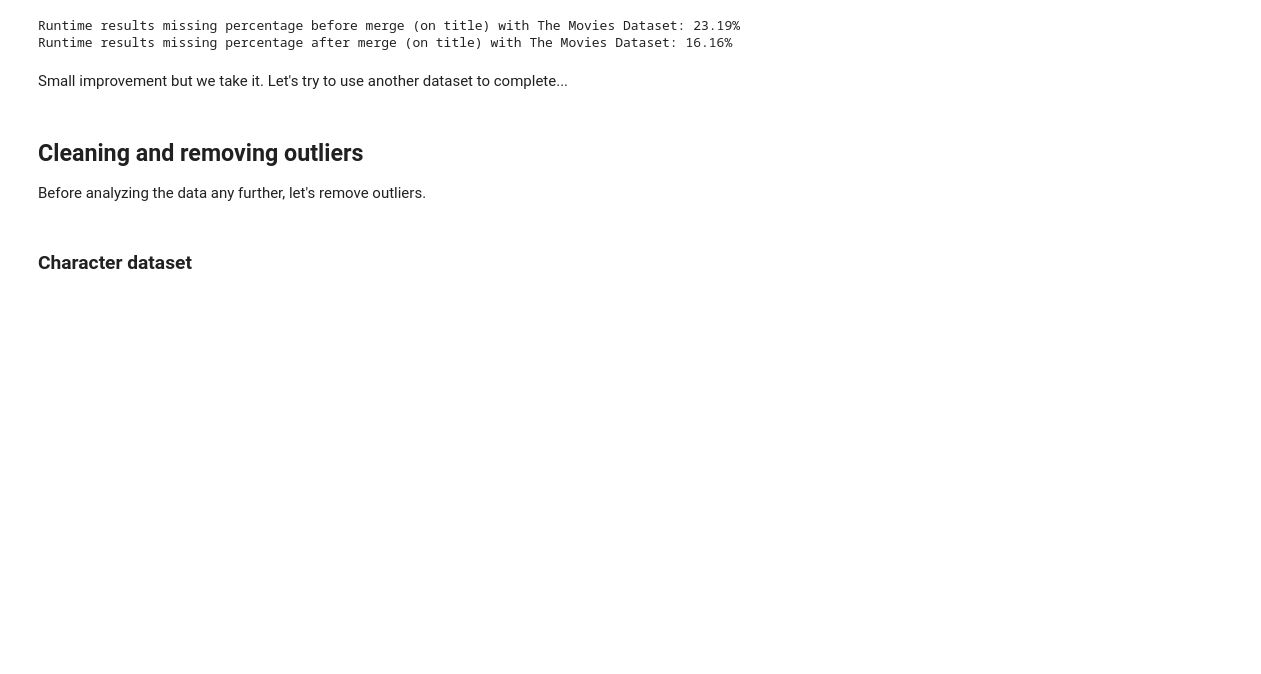
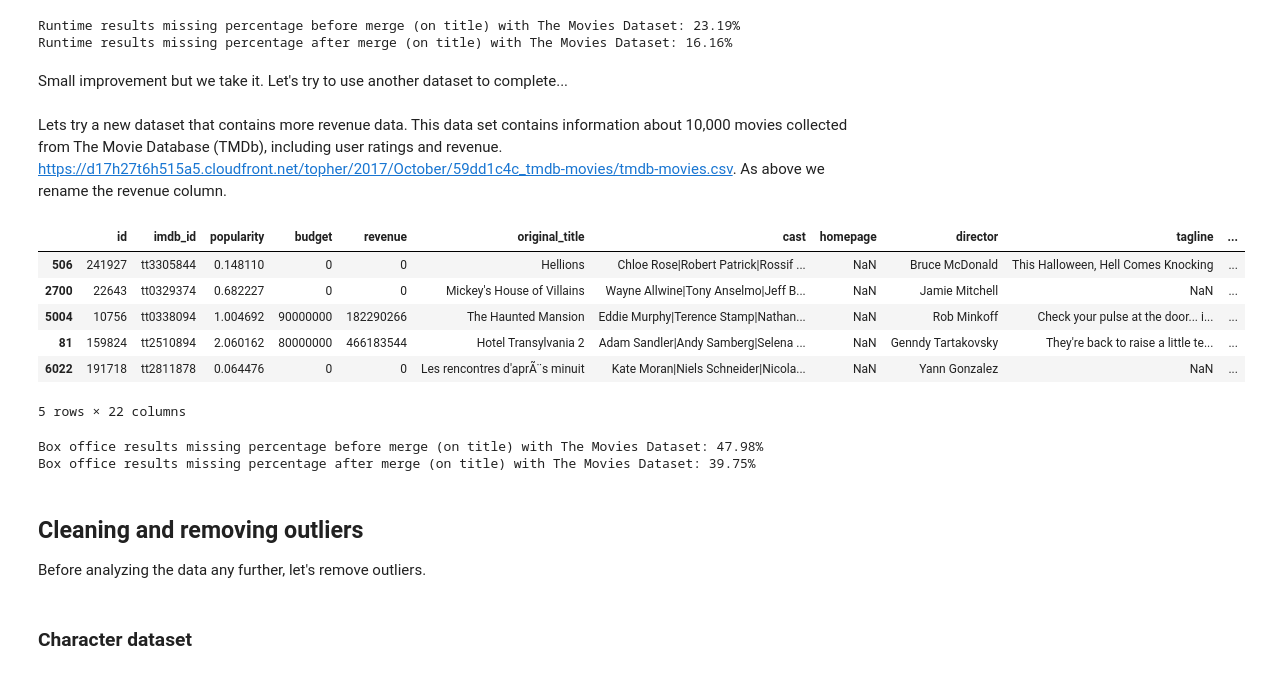
Before and after one commit to epfl-ada/ada-2024-project-authenticdataaddicts, a Jupyter notebook: results.ipynb, the cells around one changed output. Cells and saved outputs as stored; diff of their text form; code cells hidden in the pictures; blank space fills up the shorter version.

Commit message:
trying new dataset

```diff
--- a/results.ipynb
+++ b/results.ipynb
@@ -239,0 +238,15 @@ movie_data_completed = movies_wikidata_merged.copy()
+# %% [markdown]
+Lets try a new dataset that contains more revenue data. This data set contains information about 10,000 movies collected from The Movie Database (TMDb), including user ratings and revenue. https://d17h27t6h515a5.cloudfront.net/topher/2017/October/59dd1c4c_tmdb-movies/tmdb-movies.csv. As above we rename the revenue column.
+# %%
+# Load the new dataset (and rename some columns)
+tmdb_movies_dataset = pd.read_csv('data/tmdb_movies.csv')
+tmdb_movies_dataset['box_office_revenue'] = pd.to_numeric(tmdb_movies_dataset['revenue'], errors='coerce')
+tmdb_movies_dataset.sample(5)
+# %% [output]
+|  | id | imdb_id | popularity | budget | revenue | original_title | cast | homepage | director | tagline | ... |
+| 506 | 241927 | tt3305844 | 0.148110 | 0 | 0 | Hellions | Chloe Rose|Robert Patrick|Rossif ... | NaN | Bruce McDonald | This Halloween, Hell Comes Knocking | ... |
+| 2700 | 22643 | tt0329374 | 0.682227 | 0 | 0 | Mickey's House of Villains | Wayne Allwine|Tony Anselmo|Jeff B... | NaN | Jamie Mitchell | NaN | ... |
+| 5004 | 10756 | tt0338094 | 1.004692 | 90000000 | 182290266 | The Haunted Mansion | Eddie Murphy|Terence Stamp|Nathan... | NaN | Rob Minkoff | Check your pulse at the door... i... | ... |
+| 81 | 159824 | tt2510894 | 2.060162 | 80000000 | 466183544 | Hotel Transylvania 2 | Adam Sandler|Andy Samberg|Selena ... | NaN | Genndy Tartakovsky | They're back to raise a little te... | ... |
+| 6022 | 191718 | tt2811878 | 0.064476 | 0 | 0 | Les rencontres d'aprÃ¨s minuit | Kate Moran|Niels Schneider|Nicola... | NaN | Yann Gonzalez | NaN | ... |
+5 rows × 22 columns
@@ -240,3 +255,10 @@ movie_data_completed = movies_wikidata_merged.copy()
+# %%
+# Print the before and after missing percentages
+print(f"Box office results missing percentage before merge (on title) with The Movies Dataset: {before_missing:.2%}")
+print(f"Box office results missing percentage after merge (on title) with The Movies Dataset: {after_missing:.2%}")
+# %% [output]
+Box office results missing percentage before merge (on title) with The Movies Dataset: 47.98%
+Box office results missing percentage after merge (on title) with The Movies Dataset: 39.75%
 # %% [markdown]
 ## Cleaning and removing outliers
 
```
Also changed, not shown: parts of 6 cells of this notebook, 1 other file.
